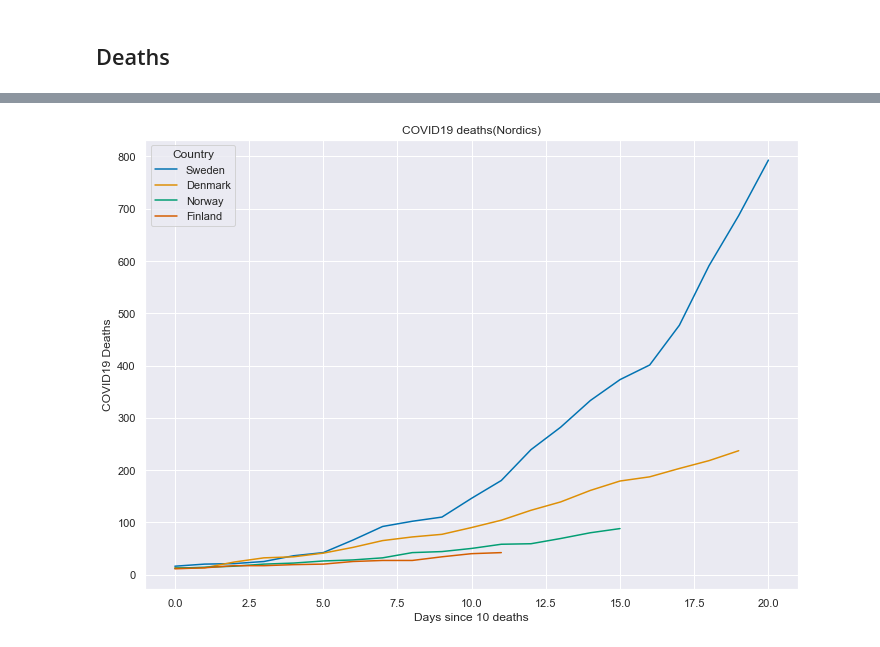
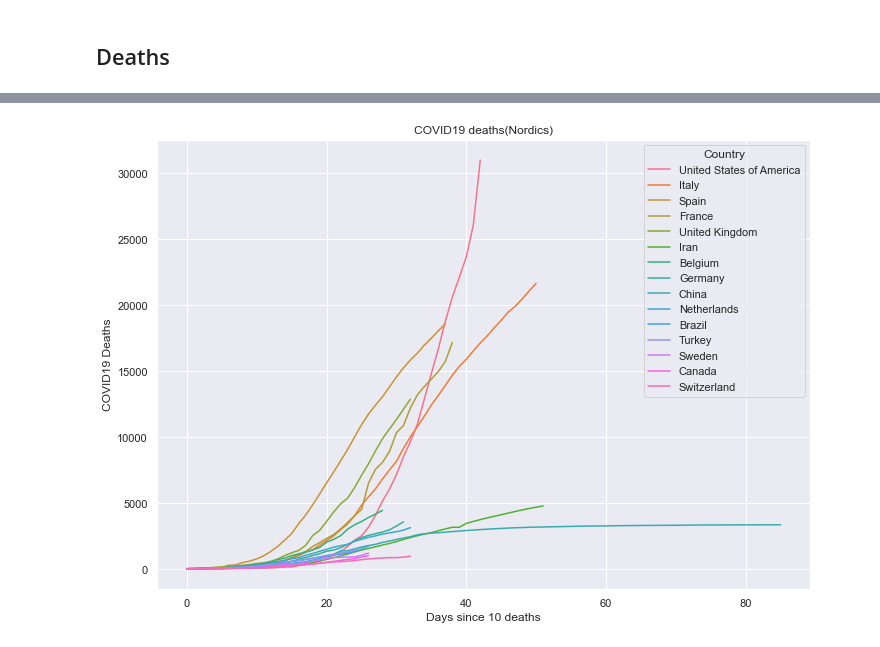
Before and after one commit to k0nserv/covid19, a Jupyter notebook: Per Country Analysis.ipynb, the cells around one changed output, grey strips where cells are left out. Drawn from its saved outputs; the diff is of its cells as text; code cells hidden in the pictures.

```diff
--- a/Per Country Analysis.ipynb
+++ b/Per Country Analysis.ipynb
@@ -359,28 +359,28 @@ plt.show()
 # %%
 countries = aggregated.sort_values(by=['deaths'], ascending=False)
 countries = rank_index(countries)
 
 countries = countries['geo_id'].head(15)
-countries = ['SE', 'DK', 'NO', 'FI']
+#countries = ['SE', 'DK', 'NO', 'FI']
 frames = [deaths_per_100k_over_time(country, df) for country in countries]
 plot_df = pd.concat(frames)
 
 ax = sns.lineplot(
     x=plot_df.index,
     y='cum_deaths',
     hue='geo_name',
     legend='full',
     data=plot_df
 )
 ax.set(title='COVID19 deaths(Nordics)')
 ax.set(xlabel='Days since 10 deaths')
 ax.set(ylabel='COVID19 Deaths')
 labels = ax.get_legend().get_texts()
 ax.legend(title='Country', loc='best', labels=[label.get_text() for label in labels[1:]])
 
 plt.show()
 # %% [output]
-[figure, old version]
+[figure, new version]
 # %%
 @widgets.interact(
     country_code=widgets.Dropdown(
```
Also changed, not shown: parts of 10 cells of this notebook.
